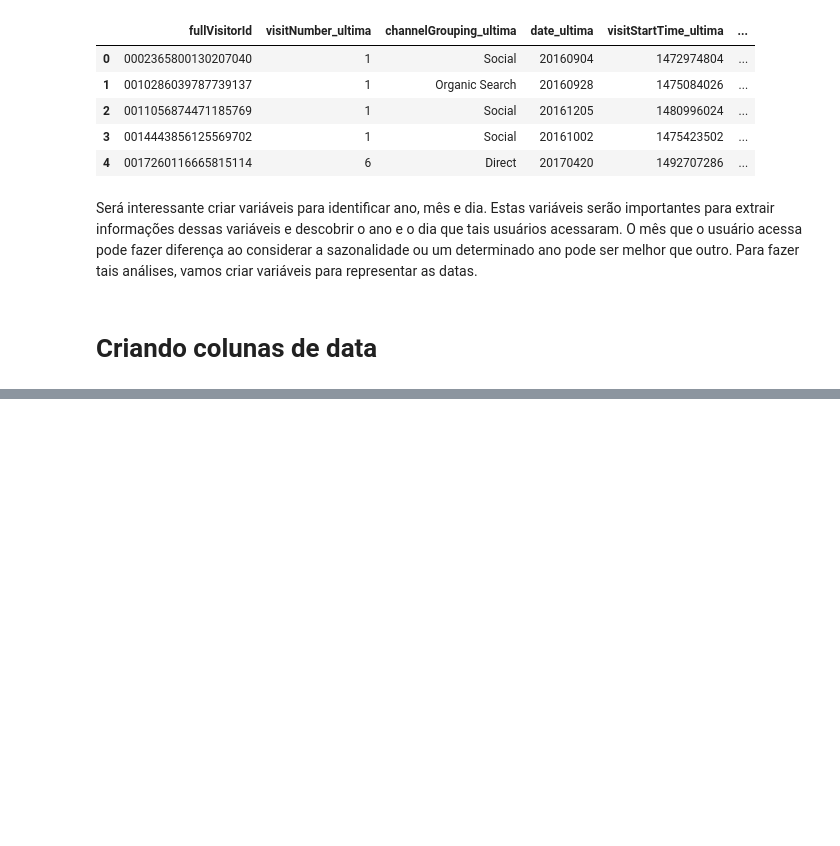
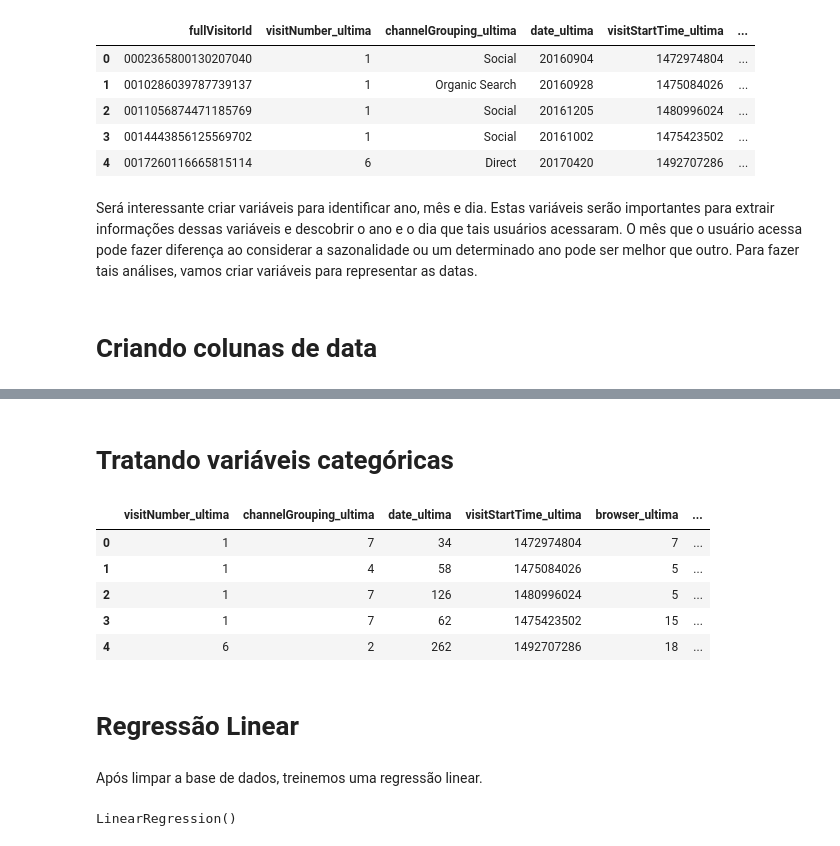
Before and after one commit to Pedro-A-D-S/Marketing-Analytics, a Jupyter notebook: revenue_buy_prediction.ipynb, the cells around one changed output, grey strips where cells are left out. Saved outputs shown, nothing was run; the diff lists cells and outputs as text; code cells hidden in the pictures; blank space fills up the shorter version.

```diff
--- a/revenue_buy_prediction.ipynb
+++ b/revenue_buy_prediction.ipynb
@@ -951,0 +991,30 @@ visitas['dia_primeira'] = pd.to_numeric([data[6:] for data in visitas['date_prim
+# %%
+visitas.drop(columns = ['fullVisitorId'], axis = 1, inplace = True)
+# %%
+y = visitas['transactionRevenue'].copy()
+X = visitas.drop(columns = ['transactionRevenue'], axis = 1)
+# %% [markdown]
+# Tratando variáveis categóricas
+# %%
+# lista com variáveis qualitativas do dataframe
+quali = visitas.dtypes[visitas.dtypes == object].keys()
+# %%
+# enconding cada uma das colunas qualitativas
+for coluna in quali:
+    lbl = LabelEncoder()
+    strings = list(X[coluna].values.astype('str'))
+    lbl.fit(strings)
+    X[coluna] = lbl.transform(strings)
+# %%
+X.head()
+# %% [output]
+|  | visitNumber_ultima | channelGrouping_ultima | date_ultima | visitStartTime_ultima | browser_ultima | ... |
+| 0 | 1 | 7 | 34 | 1472974804 | 7 | ... |
+| 1 | 1 | 4 | 58 | 1475084026 | 5 | ... |
+| 2 | 1 | 7 | 126 | 1480996024 | 5 | ... |
+| 3 | 1 | 7 | 62 | 1475423502 | 15 | ... |
+| 4 | 6 | 2 | 262 | 1492707286 | 18 | ... |
+# %% [markdown]
+# Regressão Linear
+# %% [markdown]
+Após limpar a base de dados, treinemos uma regressão linear.
@@ -951,0 +1025,4 @@ visitas['dia_primeira'] = pd.to_numeric([data[6:] for data in visitas['date_prim
+# %%
+reg.fit(X_train, y_train)
+# %% [output]
+LinearRegression()
```
Also changed, not shown: parts of 30 cells of this notebook.
